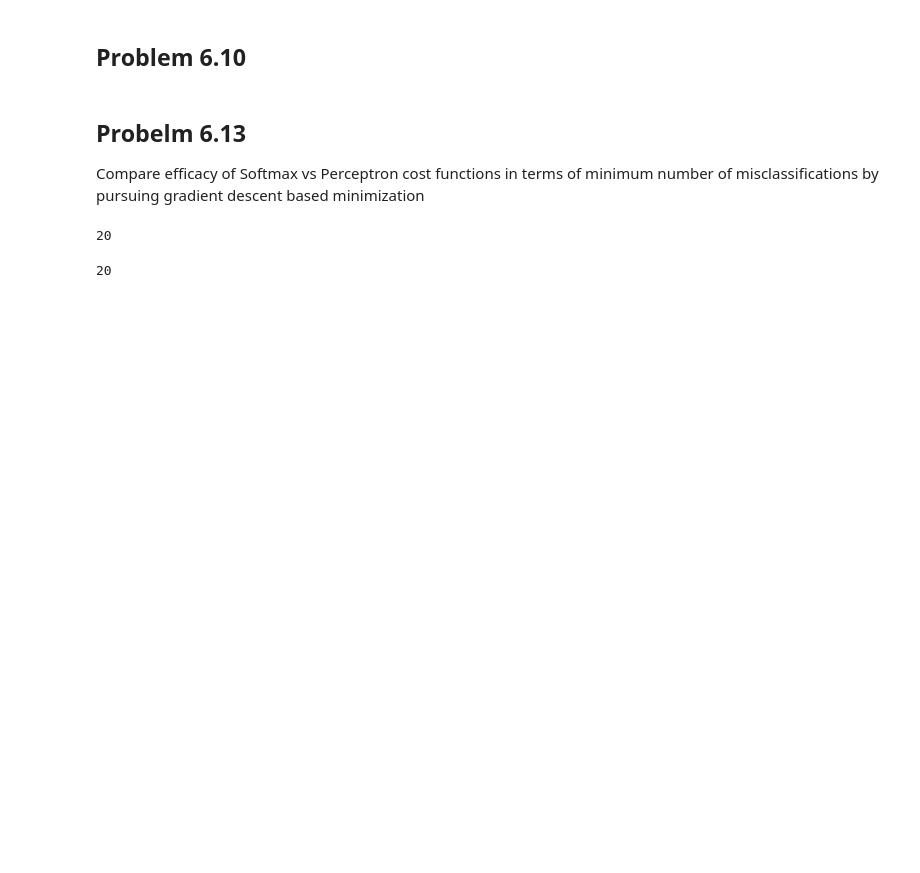
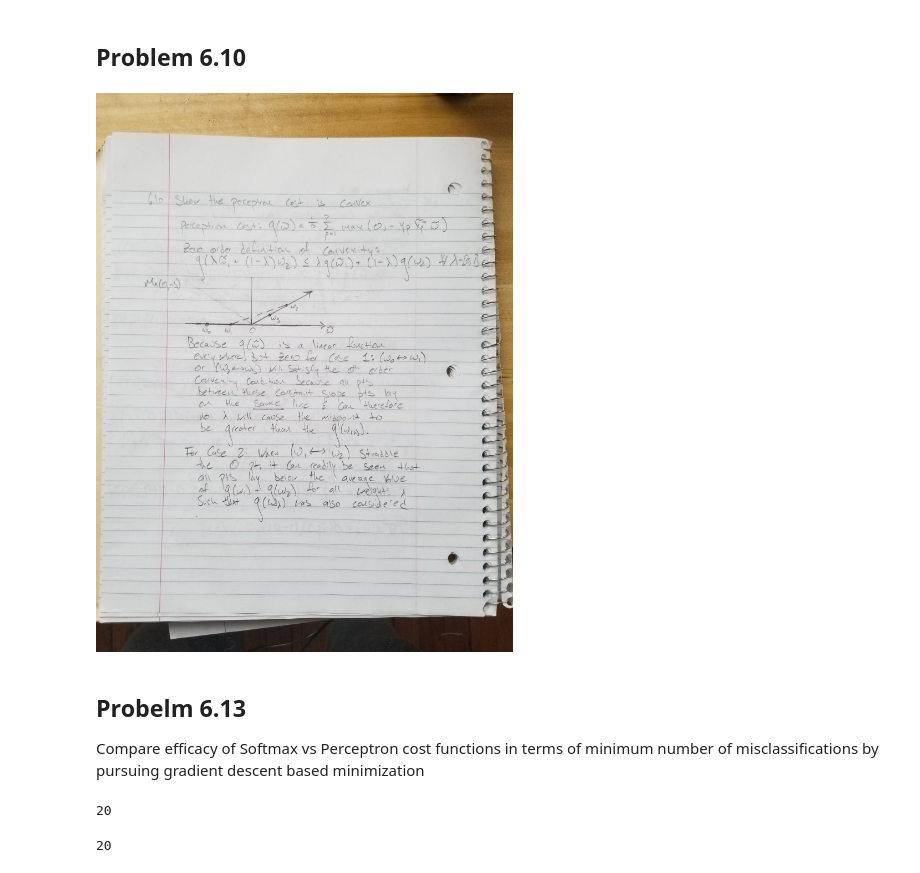
Before and after one commit to JCohner/spring2020, a Jupyter notebook: MLFAA/hw3/Homework3.ipynb, the cells around one changed output. Drawn from its saved outputs; the diff is of its cells as text; code cells hidden in the pictures; blank space fills up the shorter version.

```diff
--- a/MLFAA/hw3/Homework3.ipynb
+++ b/MLFAA/hw3/Homework3.ipynb
@@ -13,5 +17,9 @@ import pandas as pd
 # %% [markdown]
 ## Problem 6.10
+# %%
+Image("610.jpg")
+# %% [output]
+[figure, added]
 # %% [markdown]
 ## Probelm 6.13
 
```
Also changed, not shown: parts of 27 cells of this notebook, 1 other file.
